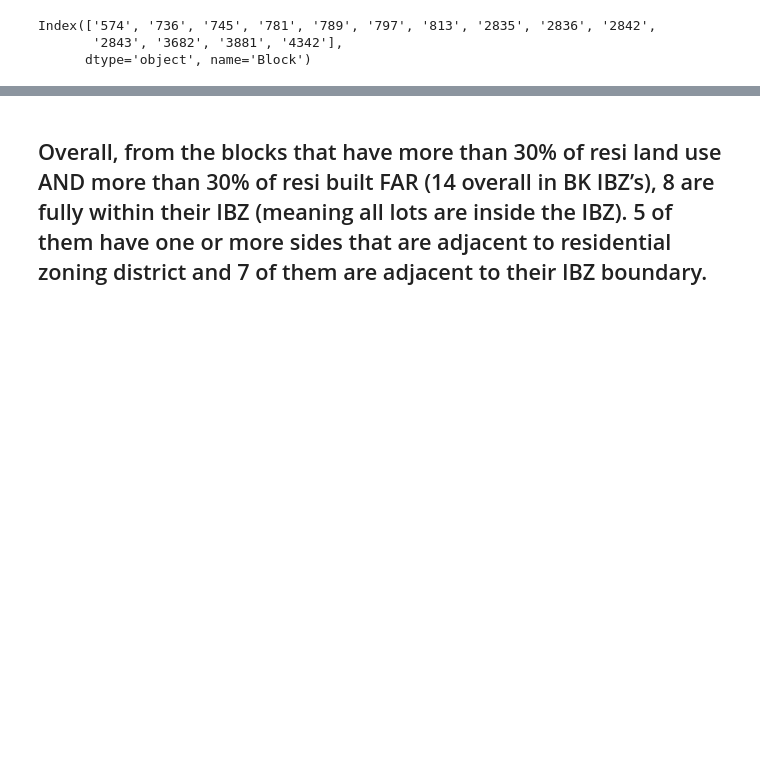
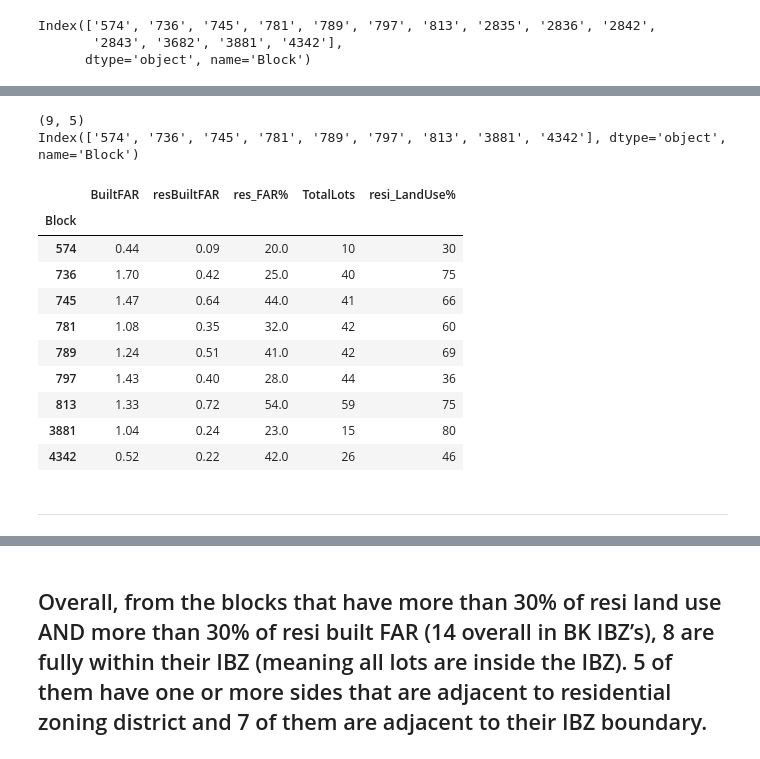
Before and after one commit to drawbrooklyn/IBZ_analysis, a Jupyter notebook: IBZ_analysis.ipynb, the cells around one changed output, grey strips where cells are left out. Saved outputs shown, nothing was run; the diff lists cells and outputs as text; code cells hidden in the pictures; blank space fills up the shorter version.

```diff
--- a/IBZ_analysis.ipynb
+++ b/IBZ_analysis.ipynb
@@ -961,2 +991,24 @@ Index(['574', '736', '745', '781', '789', '797', '813', '2835', '2836', '2842',
+# %%
+resi_FAR_LandUse_20 = resi_FAR_LandUse_20.drop(['2835', '2836', '2842', '2843', '3682'])
+
+print(resi_FAR_LandUse_20.shape)
+print(resi_FAR_LandUse_20.index)
+resi_FAR_LandUse_20
+# %% [output]
+(9, 5)
+Index(['574', '736', '745', '781', '789', '797', '813', '3881', '4342'], dtype='object', name='Block')
+|  | BuiltFAR | resBuiltFAR | res_FAR% | TotalLots | resi_LandUse% |
+| Block |  |  |  |  |  |
+| 574 | 0.44 | 0.09 | 20.0 | 10 | 30 |
+| 736 | 1.70 | 0.42 | 25.0 | 40 | 75 |
+| 745 | 1.47 | 0.64 | 44.0 | 41 | 66 |
+| 781 | 1.08 | 0.35 | 32.0 | 42 | 60 |
+| 789 | 1.24 | 0.51 | 41.0 | 42 | 69 |
+| 797 | 1.43 | 0.40 | 28.0 | 44 | 36 |
+| 813 | 1.33 | 0.72 | 54.0 | 59 | 75 |
+| 3881 | 1.04 | 0.24 | 23.0 | 15 | 80 |
+| 4342 | 0.52 | 0.22 | 42.0 | 26 | 46 |
+# %% [markdown]
+----
 # %% [markdown]
 ----
```
Also changed, not shown: parts of 3 cells of this notebook.
